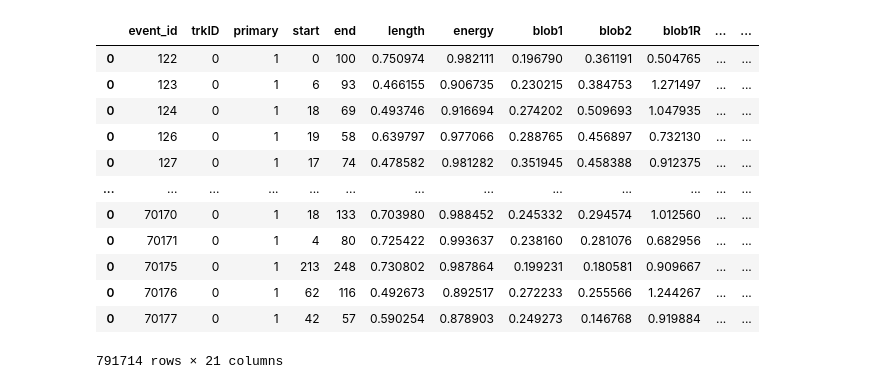
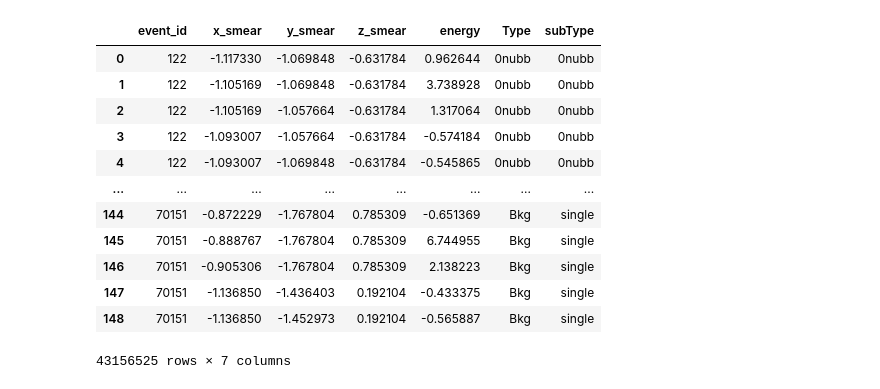
Before and after one commit to kvjmistry/ATPC, a Jupyter notebook: notebooks/ML_GNN.ipynb, the cells around one changed output. Drawn from its saved outputs; the diff is of its cells as text; code cells hidden in the pictures.

```diff
--- a/notebooks/ML_GNN.ipynb
+++ b/notebooks/ML_GNN.ipynb
@@ -75,27 +84,30 @@ df = pd.concat([nubb_meta, Bkg_meta])
 # %%
 # Normalize the columns
-xyz_mean = df[["x", "y", "z"]].mean()
-xyz_std  = df[["x", "y", "z"]].std()
-df[["x", "y", "z"]] = (df[["x", "y", "z"]] - xyz_mean) / xyz_std
+xyz_mean = df[["x_smear", "y_smear", "z_smear"]].mean()
+xyz_std  = df[["x_smear", "y_smear", "z_smear"]].std()
+df[["x_smear", "y_smear", "z_smear"]] = (df[["x_smear", "y_smear", "z_smear"]] - xyz_mean) / xyz_std
 
 df["energy"] = np.log1p(df["energy"]) # Natural log of 1+the array
 e_mean = df["energy"].mean()
 e_std  = df["energy"].std()
 df["energy"] = (df["energy"] - e_mean) / e_std
 
+
+features = ["event_id", "x_smear", "y_smear", "z_smear", "energy", "Type", "subType"]
+df = df[features]
+
 display(df)
-df.describe()
 # %% [output]
-|  | event_id | trkID | primary | start | end | length | energy | blob1 | blob2 | blob1R | ... | ... |
-| 0 | 122 | 0 | 1 | 0 | 100 | 0.750974 | 0.982111 | 0.196790 | 0.361191 | 0.504765 | ... | ... |
-| 0 | 123 | 0 | 1 | 6 | 93 | 0.466155 | 0.906735 | 0.230215 | 0.384753 | 1.271497 | ... | ... |
-| 0 | 124 | 0 | 1 | 18 | 69 | 0.493746 | 0.916694 | 0.274202 | 0.509693 | 1.047935 | ... | ... |
-| 0 | 126 | 0 | 1 | 19 | 58 | 0.639797 | 0.977066 | 0.288765 | 0.456897 | 0.732130 | ... | ... |
-| 0 | 127 | 0 | 1 | 17 | 74 | 0.478582 | 0.981282 | 0.351945 | 0.458388 | 0.912375 | ... | ... |
-| ... | ... | ... | ... | ... | ... | ... | ... | ... | ... | ... | ... | ... |
-| 0 | 70170 | 0 | 1 | 18 | 133 | 0.703980 | 0.988452 | 0.245332 | 0.294574 | 1.012560 | ... | ... |
-| 0 | 70171 | 0 | 1 | 4 | 80 | 0.725422 | 0.993637 | 0.238160 | 0.281076 | 0.682956 | ... | ... |
-| 0 | 70175 | 0 | 1 | 213 | 248 | 0.730802 | 0.987864 | 0.199231 | 0.180581 | 0.909667 | ... | ... |
-| 0 | 70176 | 0 | 1 | 62 | 116 | 0.492673 | 0.892517 | 0.272233 | 0.255566 | 1.244267 | ... | ... |
-| 0 | 70177 | 0 | 1 | 42 | 57 | 0.590254 | 0.878903 | 0.249273 | 0.146768 | 0.919884 | ... | ... |
+|  | event_id | x_smear | y_smear | z_smear | energy | Type | subType |
+| 0 | 122 | -1.117330 | -1.069848 | -0.631784 | 0.962644 | 0nubb | 0nubb |
+| 1 | 122 | -1.105169 | -1.069848 | -0.631784 | 3.738928 | 0nubb | 0nubb |
+| 2 | 122 | -1.105169 | -1.057664 | -0.631784 | 1.317064 | 0nubb | 0nubb |
+| 3 | 122 | -1.093007 | -1.057664 | -0.631784 | -0.574184 | 0nubb | 0nubb |
+| 4 | 122 | -1.093007 | -1.069848 | -0.631784 | -0.545865 | 0nubb | 0nubb |
+| ... | ... | ... | ... | ... | ... | ... | ... |
+| 144 | 70151 | -0.872229 | -1.767804 | 0.785309 | -0.651369 | Bkg | single |
+| 145 | 70151 | -0.888767 | -1.767804 | 0.785309 | 6.744955 | Bkg | single |
+| 146 | 70151 | -0.905306 | -1.767804 | 0.785309 | 2.138223 | Bkg | single |
+| 147 | 70151 | -1.136850 | -1.436403 | 0.192104 | -0.433375 | Bkg | single |
+| 148 | 70151 | -1.136850 | -1.452973 | 0.192104 | -0.565887 | Bkg | single |
-791714 rows × 21 columns
+43156525 rows × 7 columns
```
Also changed, not shown: parts of 18 cells of this notebook.
